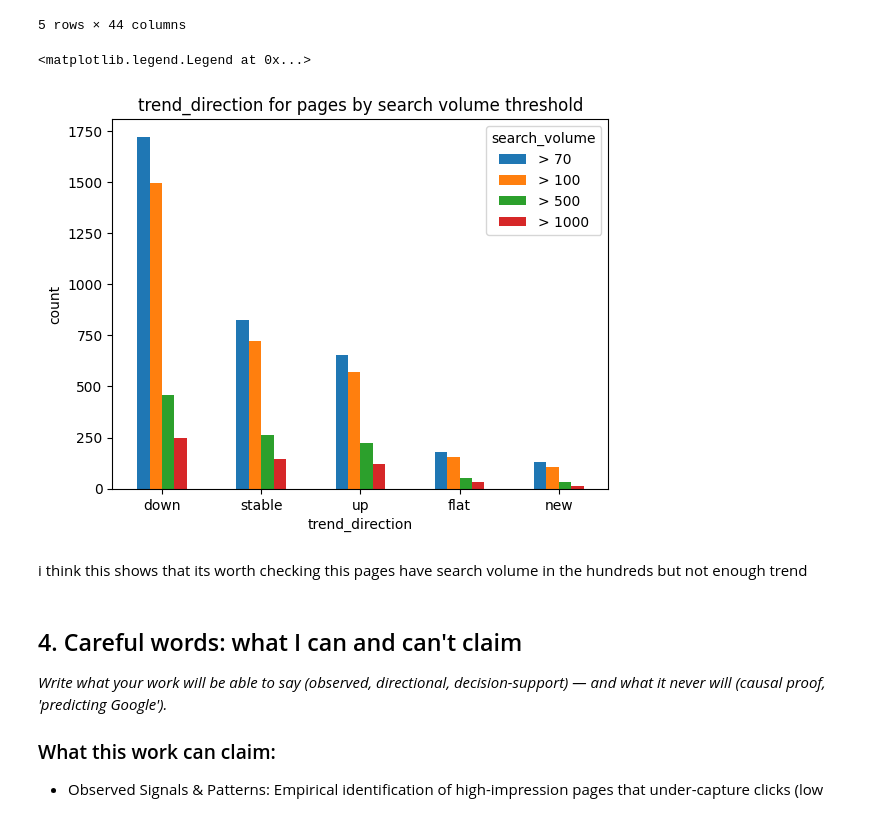
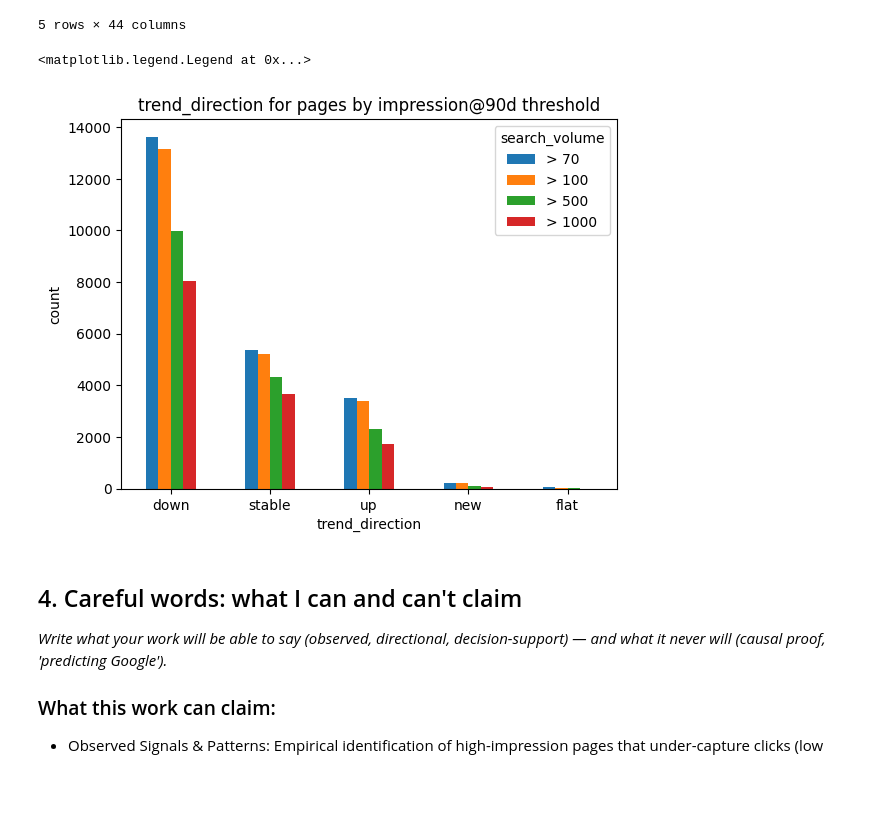
Before and after one commit to metrosmash/myflyrank-ml-internship, a Jupyter notebook: work/notebooks/w01_research_question.ipynb, the cells around one changed output. Saved outputs shown, nothing was run; the diff lists cells and outputs as text; code cells hidden in the pictures; blank space fills up the shorter version.

```diff
--- a/work/notebooks/w01_research_question.ipynb
+++ b/work/notebooks/w01_research_question.ipynb
@@ -89,33 +87,30 @@ df.head()
 | 4 | content_d99b7a2d90ca | client_3fdba35f04 | 0.0 | 0.00 | LOW | 0.00 | keyword article | ... |
 5 rows × 44 columns
 # %%
-# ploting the trend direction for each high search volume page
+# ploting the trend direction for each level of impression
 thresholds = [70, 100, 500, 1000]
 
 # Count trend_direction for each threshold
 counts = {}
 for t in thresholds:
-    subset = df[df["search_volume"] > t]
+    subset = df[df["impressions_90d"] > t]
     counts[f"> {t}"] = subset["trend_direction"].value_counts()
 
 # Combine into one table: rows = trend_direction, columns = threshold
 hsv_trend_table = pd.DataFrame(counts).fillna(0).astype(int)
 
 # Grouped bar chart
 ax = hsv_trend_table.plot(
     kind="bar",
-    title="trend_direction for pages by search volume threshold",
+    title="trend_direction for pages by impression@90d threshold",
     ylabel="count",
     xlabel="trend_direction",
     rot=0,
 )
 ax.legend(title="search_volume")
 # %% [output]
 <matplotlib.legend.Legend at 0x...>
-[figure, old version]
+[figure, new version]
-# %% [markdown]
-i think this shows that its worth checking
-this pages have search volume in the hundreds but not enough trend
 # %% [markdown]
 ## 4. Careful words: what I can and can't claim
 
```
Also changed, not shown: parts of 3 cells of this notebook.
